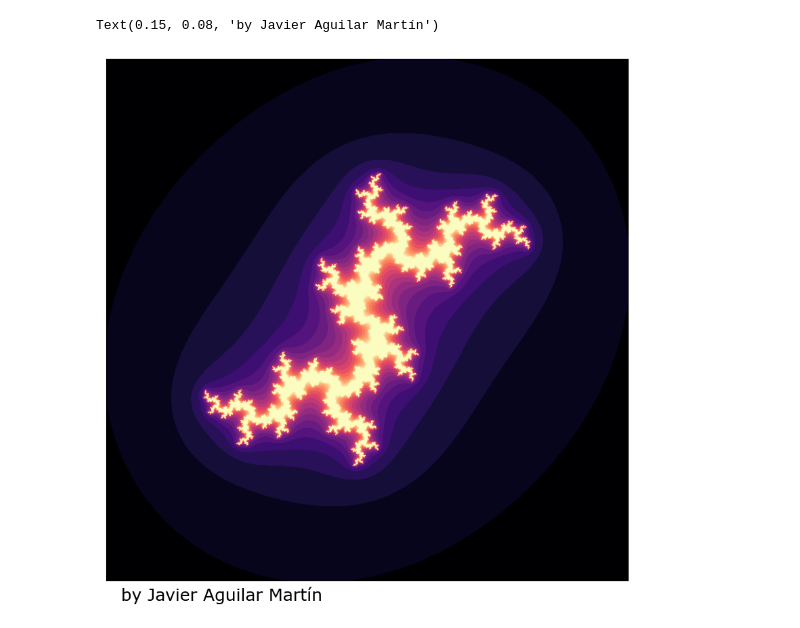
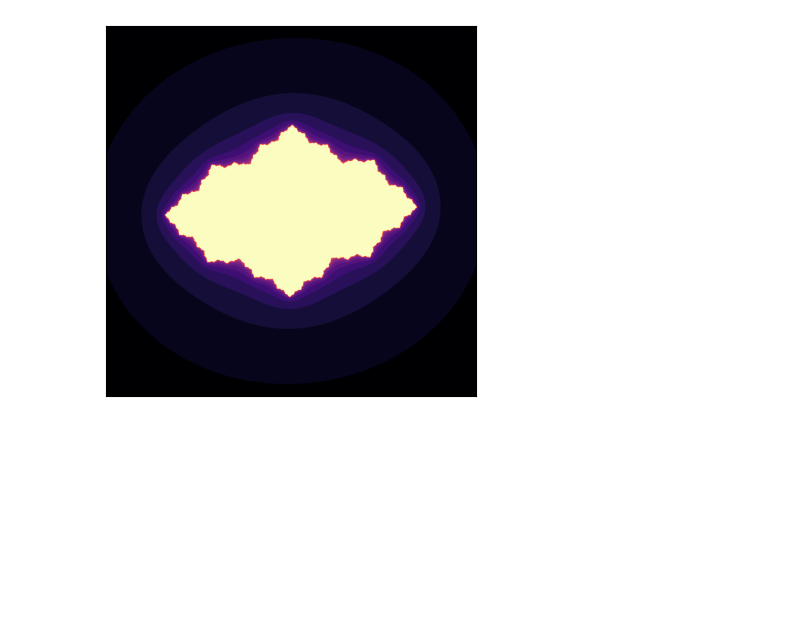
Before and after one commit to JaviMaligno/CEMS-Art-Competition, a Jupyter notebook: julia.ipynb, the cells around one changed output. Cells and saved outputs as stored; diff of their text form; code cells hidden in the pictures; blank space fills up the shorter version.

Commit message:
update julia

```diff
--- a/julia.ipynb
+++ b/julia.ipynb
@@ -34,11 +36,25 @@ def julia_quadratic(zx, zy, cx, cy, threshold):
 
     return threshold - 1  # it didn't diverge
 # %%
-x_start, y_start = -2, -2  # an interesting region starts here
-width, height = 4, 4  # for 3 units to the left and to the right
-density_per_unit = 200  # how many pixles per unit
+def generate_picture(a = 2 * np.pi / 4., r = 0.7885, density_per_unit = 400, threshold=20):
+    x_start, y_start = -2, -2  # an interesting region starts here
+    width, height = 4, 4  # for 3 units to the left and to the right
+      # how many pixles per unit # I need 1000 to get 4K, 500 for 2K https://en.wikipedia.org/wiki/4K_resolution
 
-re = np.linspace(x_start, x_start + width, width * density_per_unit )  # real axis
-im = np.linspace(y_start, y_start + height, height * density_per_unit)  # imaginary axis
+    re = np.linspace(x_start, x_start + width, width * density_per_unit )  # real axis
+    im = np.linspace(y_start, y_start + height, height * density_per_unit)  # imaginary axis
 
-X = np.empty((len(re), len(im)))  # the initial array-like image
+    X = np.empty((len(re), len(im)))  # the initial array-like image
+
+
+    # we represent c as c = r*cos(a) + i*r*sin(a) = r*e^{i*a}
+
+    cx, cy = r * np.cos(a), r * np.sin(a)
+
+    # fill-in the image with the number of interations
+    for i in range(len(re)):
+        for j in range(len(im)):
+            X[i, j] = julia_quadratic(zx=re[i], zy=im[j], cx=cx, cy=cy, threshold=threshold)
+
+    #plt.savefig('julia_Set.png', dpi=300, bbox_inches='tight')
+    return X
@@ -57,17 +61,14 @@ for i in range(len(re)):
-# %%
-fig = plt.figure(figsize=(10, 10))
-
-# formatting options: remove ticks
-ax = plt.axes()
-ax.set_xticks([], [])
-ax.set_yticks([], [])
-
-ax.imshow(X.T, interpolation="hanning", cmap='magma')
-plt.gcf().text(0.15, 0.08, 'by Javier Aguilar Martín', fontsize=18, fontfamily='Verdana')
-#plt.savefig('julia_Set.png', dpi=300, bbox_inches='tight')
-# %% [output]
-Text(0.15, 0.08, 'by Javier Aguilar Martín')
-[figure, removed]
+# %%
+X = generate_picture(a = 3, r = 0.5)
+ax = plt.axes()
+ax.clear()
+ax.set_xticks([], [])
+ax.set_yticks([], [])
+    # fill-in the image with the number of interations
+
+img = ax.imshow(X.T, interpolation="hamming", cmap='magma')
+# %% [output]
+[figure, added]
 # %%
 #%matplotlib ipympl
 #https://stackoverflow.com/questions/64613706/animate-update-a-matplotlib-plot-in-vs-code-notebook
```
Also changed, not shown: parts of 5 cells of this notebook.
